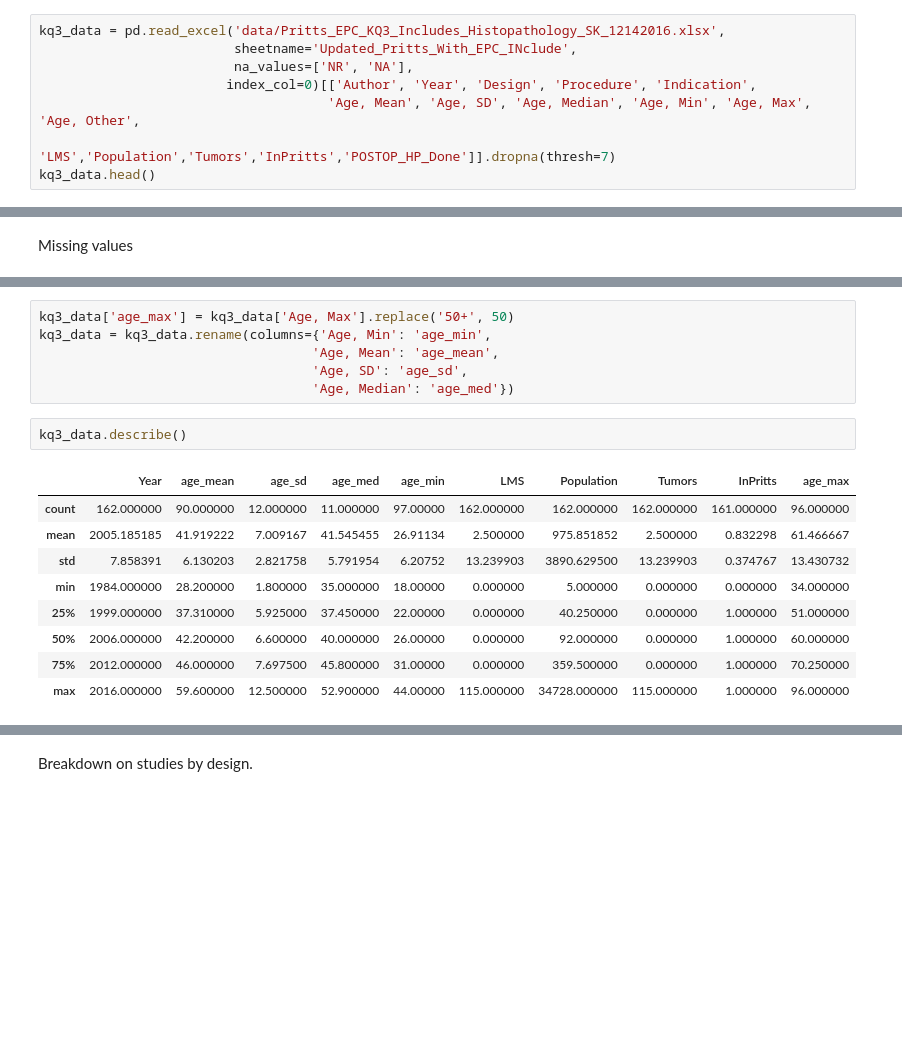
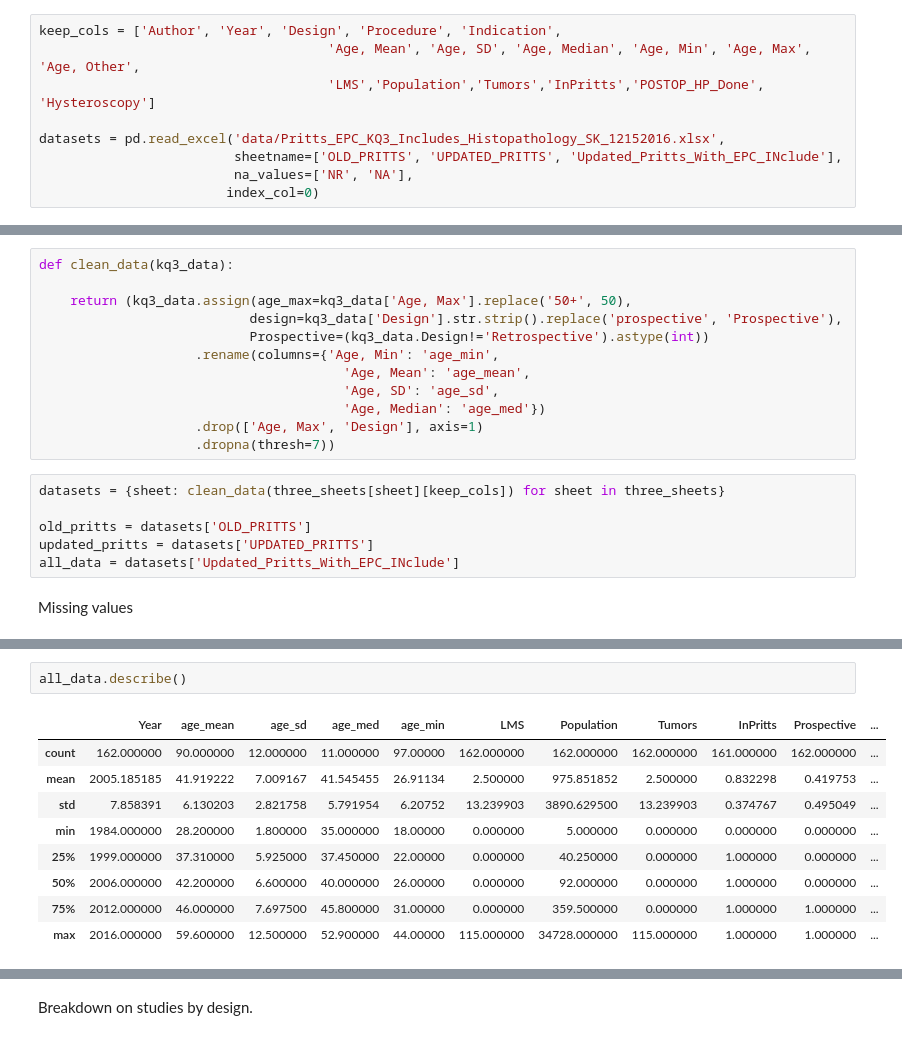
Before and after one commit to VanderbiltPopHealthSci/uterine_fibroids_MA, a Jupyter notebook: Key Question 3 Meta-analysis.ipynb, the cells around one changed output, grey strips where cells are left out. Drawn from its saved outputs; the diff is of its cells as text; blank space fills up the shorter version.

```diff
--- a/Key Question 3 Meta-analysis.ipynb
+++ b/Key Question 3 Meta-analysis.ipynb
@@ -14,10 +14,11 @@ sns.set()
 
 rseeds = 20090425, 19771114
 # %%
-kq3_data = pd.read_excel('data/Pritts_EPC_KQ3_Includes_Histopathology_SK_12142016.xlsx',
-                         sheetname='Updated_Pritts_With_EPC_INclude',
+keep_cols = ['Author', 'Year', 'Design', 'Procedure', 'Indication',
+                                     'Age, Mean', 'Age, SD', 'Age, Median', 'Age, Min', 'Age, Max', 'Age, Other',
+                                     'LMS','Population','Tumors','InPritts','POSTOP_HP_Done', 'Hysteroscopy']
+
+datasets = pd.read_excel('data/Pritts_EPC_KQ3_Includes_Histopathology_SK_12152016.xlsx',
+                         sheetname=['OLD_PRITTS', 'UPDATED_PRITTS', 'Updated_Pritts_With_EPC_INclude'],
                          na_values=['NR', 'NA'],
-                        index_col=0)[['Author', 'Year', 'Design', 'Procedure', 'Indication',
-                                     'Age, Mean', 'Age, SD', 'Age, Median', 'Age, Min', 'Age, Max', 'Age, Other',
-                                     'LMS','Population','Tumors','InPritts','POSTOP_HP_Done']].dropna(thresh=7)
-kq3_data.head()
+                        index_col=0)
@@ -32,3 +25,21 @@ kq3_data.head()
+# %%
+def clean_data(kq3_data):
+
+    return (kq3_data.assign(age_max=kq3_data['Age, Max'].replace('50+', 50),
+                           design=kq3_data['Design'].str.strip().replace('prospective', 'Prospective'),
+                           Prospective=(kq3_data.Design!='Retrospective').astype(int))
+                    .rename(columns={'Age, Min': 'age_min',
+                                       'Age, Mean': 'age_mean',
+                                       'Age, SD': 'age_sd',
+                                       'Age, Median': 'age_med'})
+                    .drop(['Age, Max', 'Design'], axis=1)
+                    .dropna(thresh=7))
+# %%
+datasets = {sheet: clean_data(three_sheets[sheet][keep_cols]) for sheet in three_sheets}
+
+old_pritts = datasets['OLD_PRITTS']
+updated_pritts = datasets['UPDATED_PRITTS']
+all_data = datasets['Updated_Pritts_With_EPC_INclude']
 # %% [markdown]
 Missing values
 # %%
@@ -53,20 +66,14 @@ POSTOP_HP_Done      0
 dtype: int64
-# %%
-kq3_data['age_max'] = kq3_data['Age, Max'].replace('50+', 50)
-kq3_data = kq3_data.rename(columns={'Age, Min': 'age_min',
-                                   'Age, Mean': 'age_mean',
-                                   'Age, SD': 'age_sd',
-                                   'Age, Median': 'age_med'})
 # %%
-kq3_data.describe()
+all_data.describe()
 # %% [output]
-|  | Year | age_mean | age_sd | age_med | age_min | LMS | Population | Tumors | InPritts | age_max |
-| count | 162.000000 | 90.000000 | 12.000000 | 11.000000 | 97.00000 | 162.000000 | 162.000000 | 162.000000 | 161.000000 | 96.000000 |
-| mean | 2005.185185 | 41.919222 | 7.009167 | 41.545455 | 26.91134 | 2.500000 | 975.851852 | 2.500000 | 0.832298 | 61.466667 |
-| std | 7.858391 | 6.130203 | 2.821758 | 5.791954 | 6.20752 | 13.239903 | 3890.629500 | 13.239903 | 0.374767 | 13.430732 |
-| min | 1984.000000 | 28.200000 | 1.800000 | 35.000000 | 18.00000 | 0.000000 | 5.000000 | 0.000000 | 0.000000 | 34.000000 |
-| 25% | 1999.000000 | 37.310000 | 5.925000 | 37.450000 | 22.00000 | 0.000000 | 40.250000 | 0.000000 | 1.000000 | 51.000000 |
-| 50% | 2006.000000 | 42.200000 | 6.600000 | 40.000000 | 26.00000 | 0.000000 | 92.000000 | 0.000000 | 1.000000 | 60.000000 |
-| 75% | 2012.000000 | 46.000000 | 7.697500 | 45.800000 | 31.00000 | 0.000000 | 359.500000 | 0.000000 | 1.000000 | 70.250000 |
-| max | 2016.000000 | 59.600000 | 12.500000 | 52.900000 | 44.00000 | 115.000000 | 34728.000000 | 115.000000 | 1.000000 | 96.000000 |
+|  | Year | age_mean | age_sd | age_med | age_min | LMS | Population | Tumors | InPritts | Prospective | ... |
+| count | 162.000000 | 90.000000 | 12.000000 | 11.000000 | 97.00000 | 162.000000 | 162.000000 | 162.000000 | 161.000000 | 162.000000 | ... |
+| mean | 2005.185185 | 41.919222 | 7.009167 | 41.545455 | 26.91134 | 2.500000 | 975.851852 | 2.500000 | 0.832298 | 0.419753 | ... |
+| std | 7.858391 | 6.130203 | 2.821758 | 5.791954 | 6.20752 | 13.239903 | 3890.629500 | 13.239903 | 0.374767 | 0.495049 | ... |
+| min | 1984.000000 | 28.200000 | 1.800000 | 35.000000 | 18.00000 | 0.000000 | 5.000000 | 0.000000 | 0.000000 | 0.000000 | ... |
+| 25% | 1999.000000 | 37.310000 | 5.925000 | 37.450000 | 22.00000 | 0.000000 | 40.250000 | 0.000000 | 1.000000 | 0.000000 | ... |
+| 50% | 2006.000000 | 42.200000 | 6.600000 | 40.000000 | 26.00000 | 0.000000 | 92.000000 | 0.000000 | 1.000000 | 0.000000 | ... |
+| 75% | 2012.000000 | 46.000000 | 7.697500 | 45.800000 | 31.00000 | 0.000000 | 359.500000 | 0.000000 | 1.000000 | 1.000000 | ... |
+| max | 2016.000000 | 59.600000 | 12.500000 | 52.900000 | 44.00000 | 115.000000 | 34728.000000 | 115.000000 | 1.000000 | 1.000000 | ... |
 # %%
```
Also changed, not shown: parts of 31 cells of this notebook, 3 other files.
